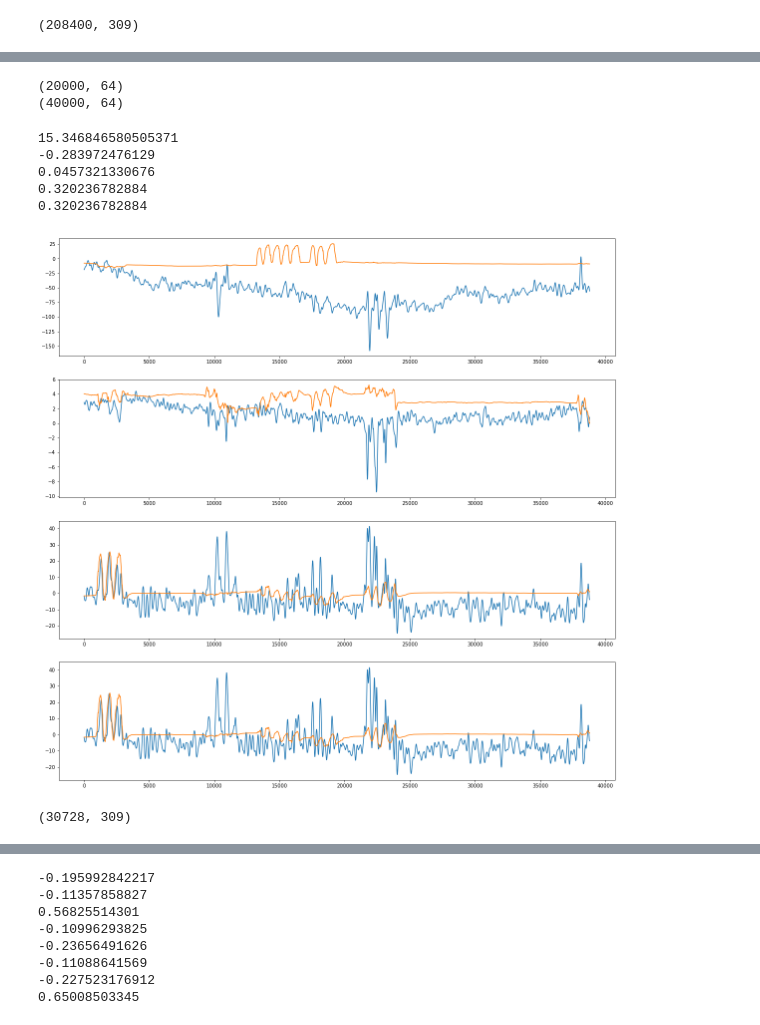
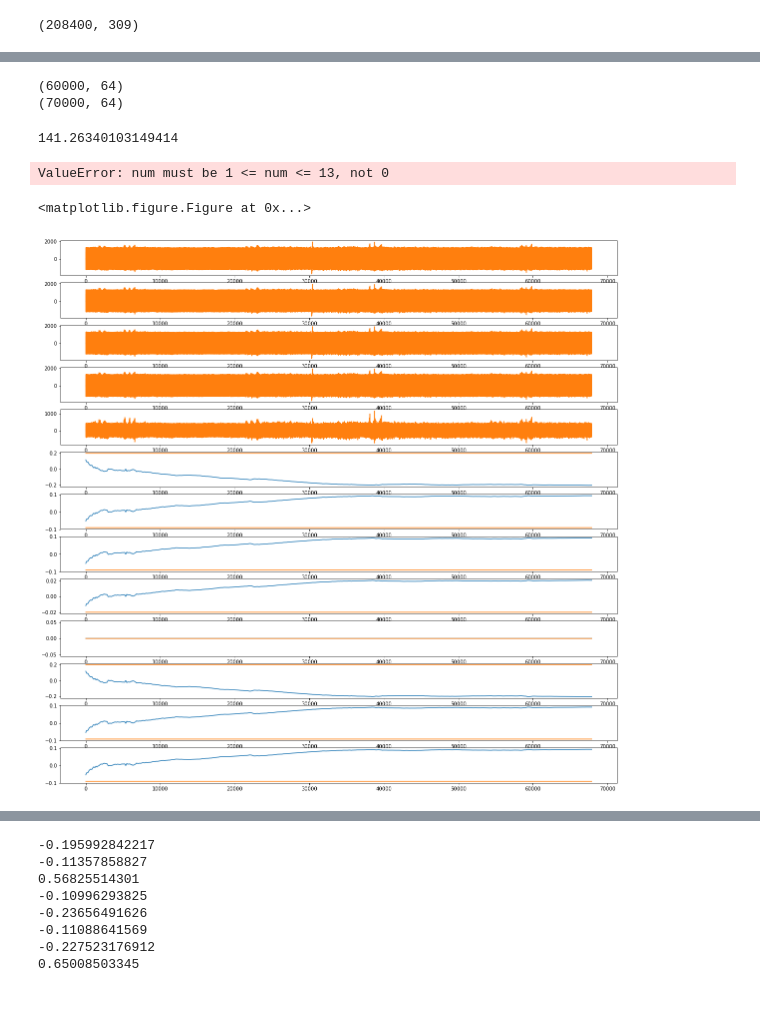
Before and after one commit to voxxys/nfb, a Jupyter notebook: utils/da/fingers.ipynb, the cells around one changed output, grey strips where cells are left out. Cells and saved outputs as stored; diff of their text form; code cells hidden in the pictures.

```diff
--- a/utils/da/fingers.ipynb
+++ b/utils/da/fingers.ipynb
@@ -224,15 +135,15 @@ num_aux = 5
 offset_ch = 0
 
 NtrainStart=10000
-NtrainEnd=30000
+NtrainEnd=70000
 
-NtestStart=30000
-NtestEnd=70000
+NtestStart=70000
+NtestEnd=140000
 
 #%%
 myo_range=range(0,MyoOffsetCh)
-wristrange=[15, 41, 59]
-fingersrange=[59]
+wristrange=[11, 11, 11]
+fingersrange=[11, 41, 59, 83, 107, 131, 161, 179, 203, 227]
 
 #wristrange=[]
 #fingersrange=[72,73,74,78,80,84,86,104,140]
@@ -393,8 +304,9 @@ from matplotlib import pyplot as plt
 KalmanStabilize=round(0.03*Kc.shape[0])
 
 plt.figure()
+k = 0
 for i in range(Kc.shape[1]):
-    plt.subplot(Kc.shape[1]*100+11+i)
+    plt.subplot(Kc.shape[1],1,i)
     plt.plot(Kc[KalmanStabilize:,i])
     plt.plot(Tc[KalmanStabilize:,i])
 
@@ -402,15 +314,22 @@ for i in range(Kc.shape[1]):
 for i in range(Kc.shape[1]):
     print(np.corrcoef(Kc[KalmanStabilize:,i].T,Tc[KalmanStabilize:,i].T)[0,1])
 # %% [output]
-(20000, 64)
-(40000, 64)
+(60000, 64)
+(70000, 64)
-15.346846580505371
--0.283972476129
-0.0457321330676
-0.320236782884
-0.320236782884
+141.26340103149414
-[figure, removed]
+ValueError: num must be 1 <= num <= 13, not 0
+<matplotlib.figure.Figure at 0x...>
-# %%
-raw_data.shape
-# %% [output]
-(30728, 309)
+# %%
+plt.figure()
+k = 1
+
+plt.rcParams['figure.figsize'] = [20, 20]
+
+for i in range(Kc.shape[1]):
+    plt.subplot(Kc.shape[1],1,k)
+    plt.plot(Kc[KalmanStabilize:,i])
+    plt.plot(Tc[KalmanStabilize:,i])
+    #plt.ylim([-0,50])
+    k = k + 1
+# %% [output]
+[figure, added]
```
Also changed, not shown: parts of 8 cells of this notebook, 9 other files.
